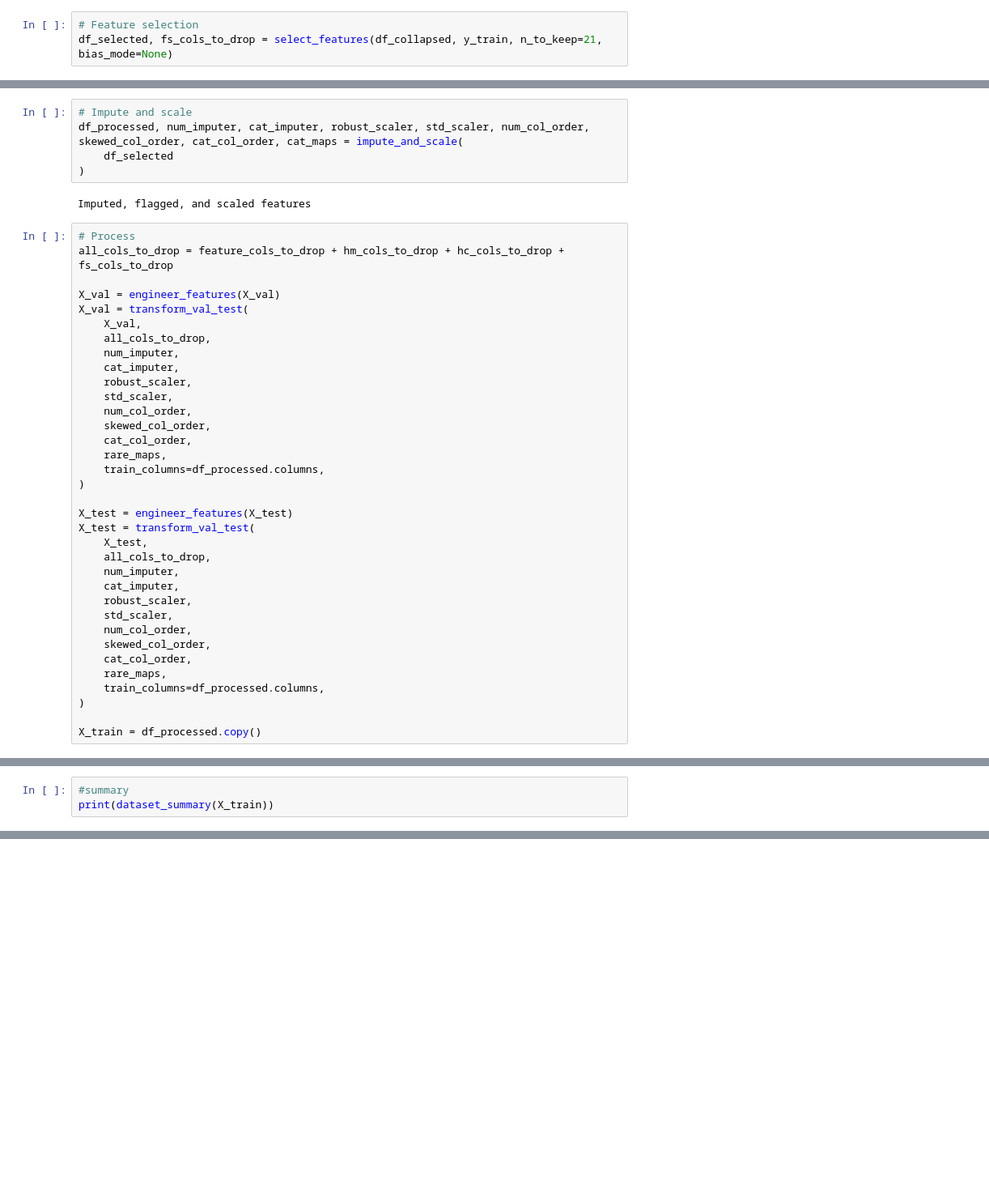
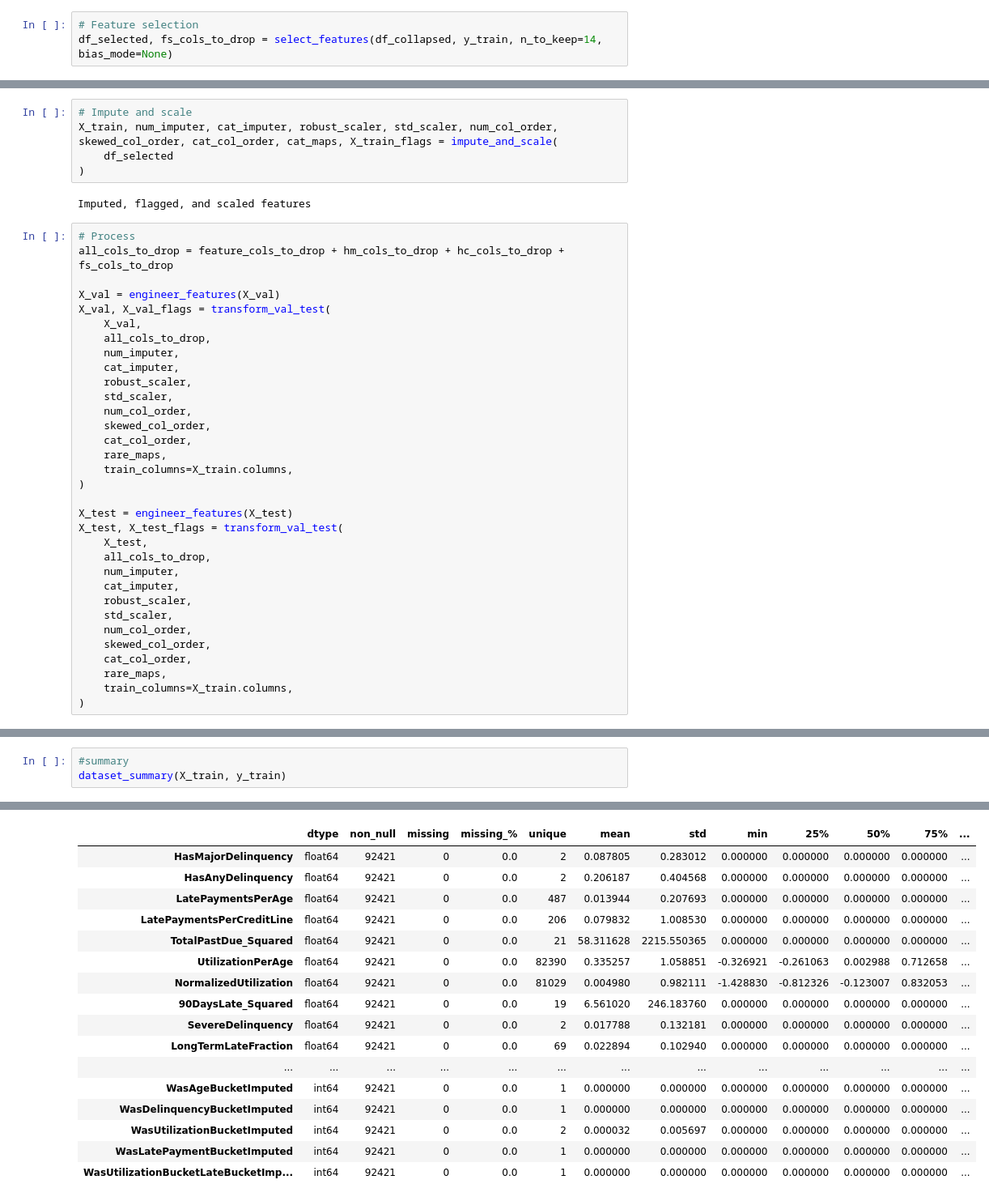
Before and after one commit to sunnysunny77/loan, a Jupyter notebook: cr.ipynb, the cells around one changed output, grey strips where cells are left out. Shown at 81% size. Cells and saved outputs as stored; diff of their text form; blank space fills up the shorter version.

```diff
--- a/cr.ipynb
+++ b/cr.ipynb
@@ -729,4 +756,4 @@ Column 'LatePaymentBucket': collapsed 2 rare categories: ['FrequentLate', 'Chron
 # %%
 # Feature selection
-df_selected, fs_cols_to_drop = select_features(df_collapsed, y_train, n_to_keep=21, bias_mode=None)
+df_selected, fs_cols_to_drop = select_features(df_collapsed, y_train, n_to_keep=14, bias_mode=None)
 # %% [output]
@@ -750,6 +777,6 @@ Dropped 0 features (lowest-importance numeric only).
 # %%
 # Impute and scale
-df_processed, num_imputer, cat_imputer, robust_scaler, std_scaler, num_col_order, skewed_col_order, cat_col_order, cat_maps = impute_and_scale(
+X_train, num_imputer, cat_imputer, robust_scaler, std_scaler, num_col_order, skewed_col_order, cat_col_order, cat_maps, X_train_flags = impute_and_scale(
     df_selected
 )
 # %% [output]
@@ -759,7 +786,7 @@ Imputed, flagged, and scaled features
 all_cols_to_drop = feature_cols_to_drop + hm_cols_to_drop + hc_cols_to_drop + fs_cols_to_drop
 
 X_val = engineer_features(X_val)
-X_val = transform_val_test(
+X_val, X_val_flags = transform_val_test(
     X_val,
     all_cols_to_drop,
     num_imputer,
@@ -770,11 +797,11 @@ X_val = transform_val_test(
     skewed_col_order,
     cat_col_order,
     rare_maps,
-    train_columns=df_processed.columns,
+    train_columns=X_train.columns,
 )
 
 X_test = engineer_features(X_test)
-X_test = transform_val_test(
+X_test, X_test_flags = transform_val_test(
     X_test,
     all_cols_to_drop,
     num_imputer,
@@ -785,9 +812,7 @@ X_test = transform_val_test(
     skewed_col_order,
     cat_col_order,
     rare_maps,
-    train_columns=df_processed.columns,
+    train_columns=X_train.columns,
 )
-
-X_train = df_processed.copy()
 # %% [output]
 Engineered: 23888 feature cols
@@ -804,4 +829,4 @@ Dropped 3125 duplicate rows. Remaining: 92426
 # %%
 #summary
-print(dataset_summary(X_train))
+dataset_summary(X_train, y_train)
 # %% [output]
@@ -825,3 +836,20 @@ WasLatePaymentBucketImputed              0.000000
+|  | dtype | non_null | missing | missing_% | unique | mean | std | min | 25% | 50% | 75% | ... |
+| HasMajorDelinquency | float64 | 92421 | 0 | 0.0 | 2 | 0.087805 | 0.283012 | 0.000000 | 0.000000 | 0.000000 | 0.000000 | ... |
+| HasAnyDelinquency | float64 | 92421 | 0 | 0.0 | 2 | 0.206187 | 0.404568 | 0.000000 | 0.000000 | 0.000000 | 0.000000 | ... |
+| LatePaymentsPerAge | float64 | 92421 | 0 | 0.0 | 487 | 0.013944 | 0.207693 | 0.000000 | 0.000000 | 0.000000 | 0.000000 | ... |
+| LatePaymentsPerCreditLine | float64 | 92421 | 0 | 0.0 | 206 | 0.079832 | 1.008530 | 0.000000 | 0.000000 | 0.000000 | 0.000000 | ... |
+| TotalPastDue_Squared | float64 | 92421 | 0 | 0.0 | 21 | 58.311628 | 2215.550365 | 0.000000 | 0.000000 | 0.000000 | 0.000000 | ... |
+| UtilizationPerAge | float64 | 92421 | 0 | 0.0 | 82390 | 0.335257 | 1.058851 | -0.326921 | -0.261063 | 0.002988 | 0.712658 | ... |
+| NormalizedUtilization | float64 | 92421 | 0 | 0.0 | 81029 | 0.004980 | 0.982111 | -1.428830 | -0.812326 | -0.123007 | 0.832053 | ... |
+| 90DaysLate_Squared | float64 | 92421 | 0 | 0.0 | 19 | 6.561020 | 246.183760 | 0.000000 | 0.000000 | 0.000000 | 0.000000 | ... |
+| SevereDelinquency | float64 | 92421 | 0 | 0.0 | 2 | 0.017788 | 0.132181 | 0.000000 | 0.000000 | 0.000000 | 0.000000 | ... |
+| LongTermLateFraction | float64 | 92421 | 0 | 0.0 | 69 | 0.022894 | 0.102940 | 0.000000 | 0.000000 | 0.000000 | 0.000000 | ... |
+| ... | ... | ... | ... | ... | ... | ... | ... | ... | ... | ... | ... | ... |
+| WasAgeBucketImputed | int64 | 92421 | 0 | 0.0 | 1 | 0.000000 | 0.000000 | 0.000000 | 0.000000 | 0.000000 | 0.000000 | ... |
+| WasDelinquencyBucketImputed | int64 | 92421 | 0 | 0.0 | 1 | 0.000000 | 0.000000 | 0.000000 | 0.000000 | 0.000000 | 0.000000 | ... |
+| WasUtilizationBucketImputed | int64 | 92421 | 0 | 0.0 | 2 | 0.000032 | 0.005697 | 0.000000 | 0.000000 | 0.000000 | 0.000000 | ... |
+| WasLatePaymentBucketImputed | int64 | 92421 | 0 | 0.0 | 1 | 0.000000 | 0.000000 | 0.000000 | 0.000000 | 0.000000 | 0.000000 | ... |
+| WasUtilizationBucketLateBucketImp... | int64 | 92421 | 0 | 0.0 | 1 | 0.000000 | 0.000000 | 0.000000 | 0.000000 | 0.000000 | 0.000000 | ... |
 # %%
 # Encode
 le = LabelEncoder()
```
Also changed, not shown: parts of 25 cells of this notebook, 18 other files.
